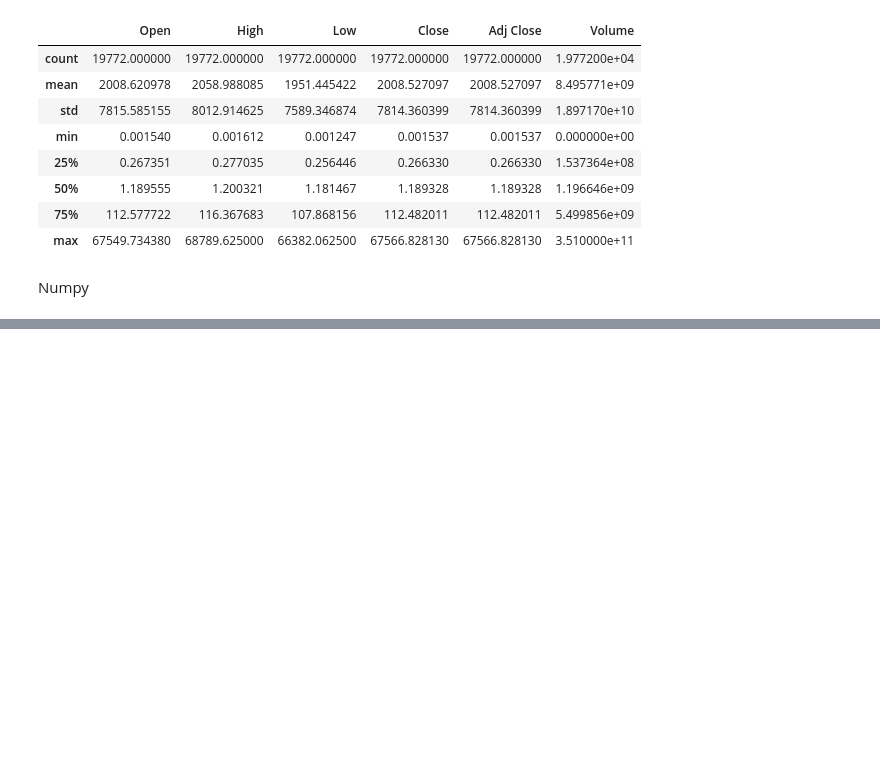
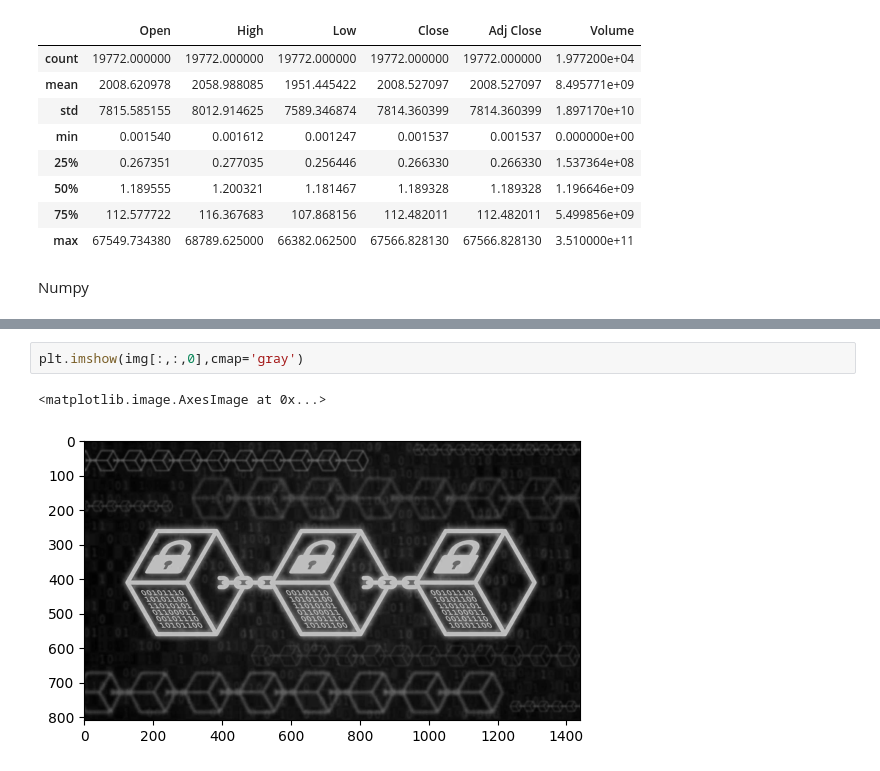
Before and after one commit to MartinMF88/Data-Science, a Jupyter notebook: notebooks/C03.ipynb, the cells around one changed output, grey strips where cells are left out. Drawn from its saved outputs; the diff is of its cells as text; blank space fills up the shorter version.

```diff
--- a/notebooks/C03.ipynb
+++ b/notebooks/C03.ipynb
@@ -165,0 +216,5 @@ plt.inshow(img)
+# %%
+plt.imshow(img[:,:,0],cmap='gray')
+# %% [output]
+<matplotlib.image.AxesImage at 0x...>
+[figure, added]
```
Also changed, not shown: parts of 11 cells of this notebook, 1 other file.
